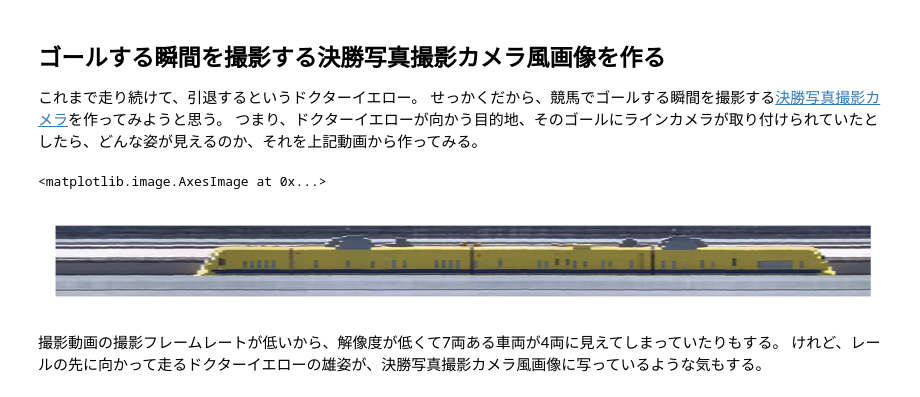
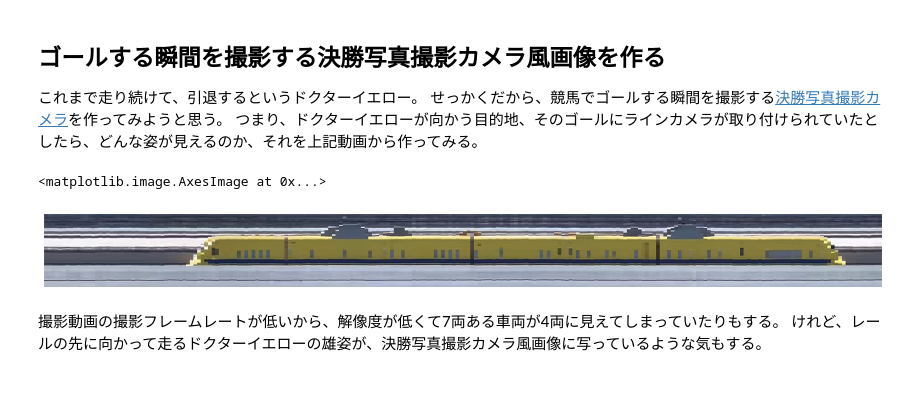
Before and after one commit to hirax/window_of_the_world, a Jupyter notebook: jupyter_execute/day_240614_opencv_dryellow.ipynb, the cells around one changed output. Saved outputs shown, nothing was run; the diff lists cells and outputs as text; code cells hidden in the pictures.

```diff
--- a/jupyter_execute/day_240614_opencv_dryellow.ipynb
+++ b/jupyter_execute/day_240614_opencv_dryellow.ipynb
@@ -44,12 +44,12 @@ while(cap.isOpened()):
         break
 cap.release()
 # %%
-plt.figure(figsize=(6,9),dpi=720)
+plt.figure(figsize=(18,27),dpi=720)
 plt.axis('off')
 plt.imshow(img[1200:1400,20:250],aspect=0.1)
 # %% [output]
 <matplotlib.image.AxesImage at 0x...>
-[figure, old version]
+[figure, new version]
 # %% [markdown]
 撮影動画の撮影フレームレートが低いから、解像度が低くて7両ある車両が4両に見えてしまっていたりもする。
 けれど、レールの先に向かって走るドクターイエローの雄姿が、決勝写真撮影カメラ風画像に写っているような気もする。
```
Also changed, not shown: 4 other files.
